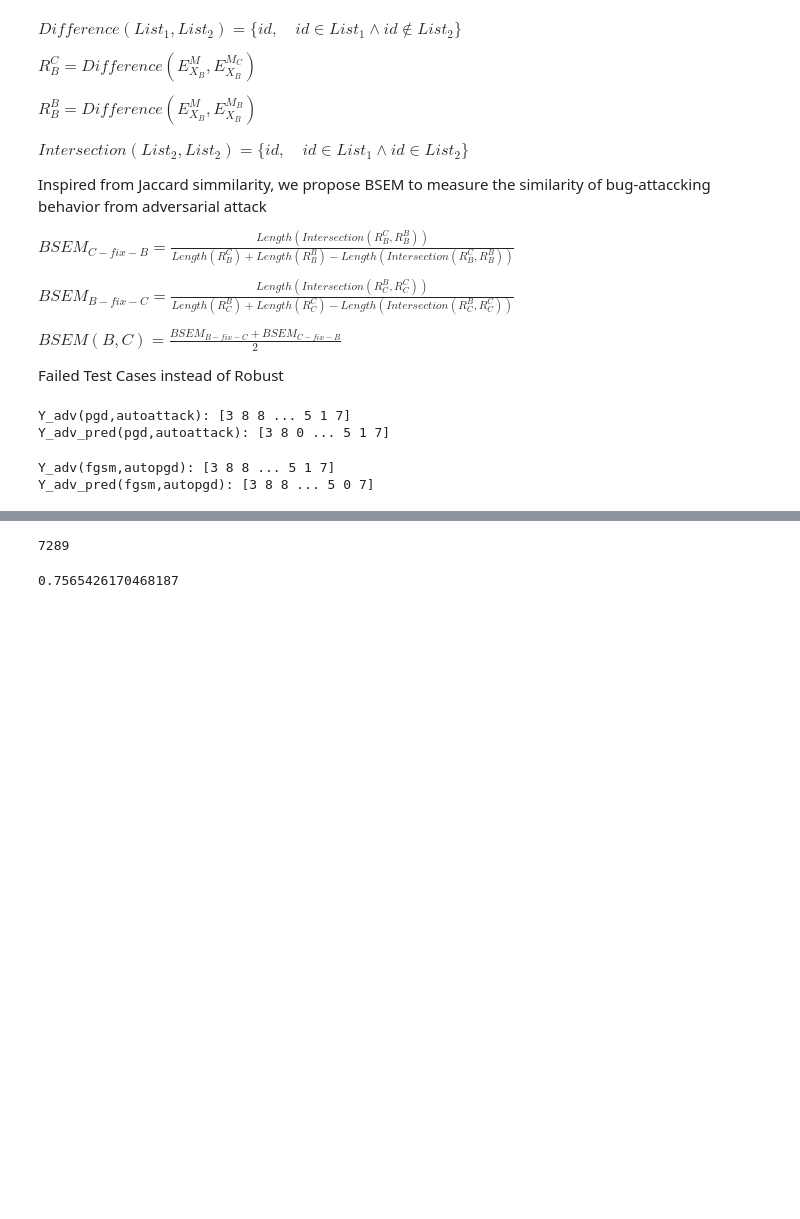
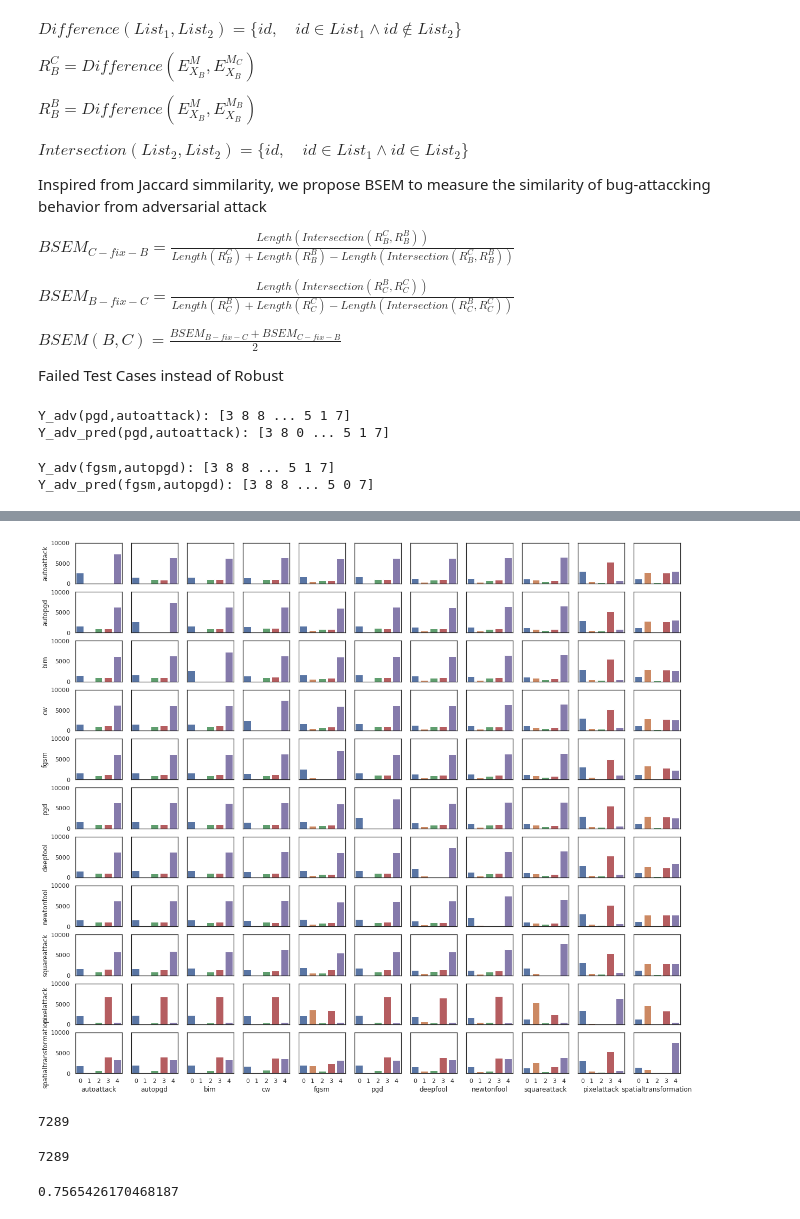
Before and after one commit to mhilmiasyrofi/attack-analysis, a Jupyter notebook: cifar10/evaluation-metric-fine-grain.ipynb, the cells around one changed output, grey strips where cells are left out. Drawn from its saved outputs; the diff is of its cells as text; code cells hidden in the pictures; blank space fills up the shorter version.

```diff
--- a/cifar10/evaluation-metric-fine-grain.ipynb
+++ b/cifar10/evaluation-metric-fine-grain.ipynb
@@ -98,3 +155,51 @@ len(R)
+# %%
+distributions = {}
+for x1 in attacks :
+    d = {}
+    for x2 in attacks :
+        train = x1
+        test = x2
+        d[x2] = get_distribution(train, test)
+    distributions[x1] = d
+# %%
+m = len(attacks)
+# m = 3
+fig, axes = plt.subplots(m, m, figsize=(20, 18))
+
+g = {}
+
+for i in range(m) :
+    g[i] = {}
+    for j in range(m) :
+        train = attacks[i]
+        test = attacks[j]
+        df = pd.DataFrame(data=distributions[train][test])
+        axes[i, j].set(ylim=(0, 10000))
+        g[i][j] = sns.barplot(ax=axes[i, j], data=df, x='index', y="count")
+
+        if i != m-1 :
+            g[i][j].set(xticklabels=[])
+            g[i][j].set(xlabel=None)
+            g[i][j].tick_params(bottom=False)  # remove the ticks
+        else :
+            g[i][j].set(xlabel=test)
+
+
+        if j != 0 :
+            g[i][j].set(yticklabels=[])
+            g[i][j].set(ylabel=None)
+            g[i][j].tick_params(top=False)  # remove the ticks
+        else :
+            g[i][j].set(ylabel=train)
+
+fig.savefig("plot/dist.png", bbox_inches='tight')
+# %% [output]
+[figure, added]
+# %%
+R = repair(error(y1, y1_pred), error(y2, y2_pred))
+len(R)
+# %% [output]
+7289
 # %%
 def match(l1, l2) :
 #     return [x for x in l1 if x in l2]
```
Also changed, not shown: parts of 6 cells of this notebook.
